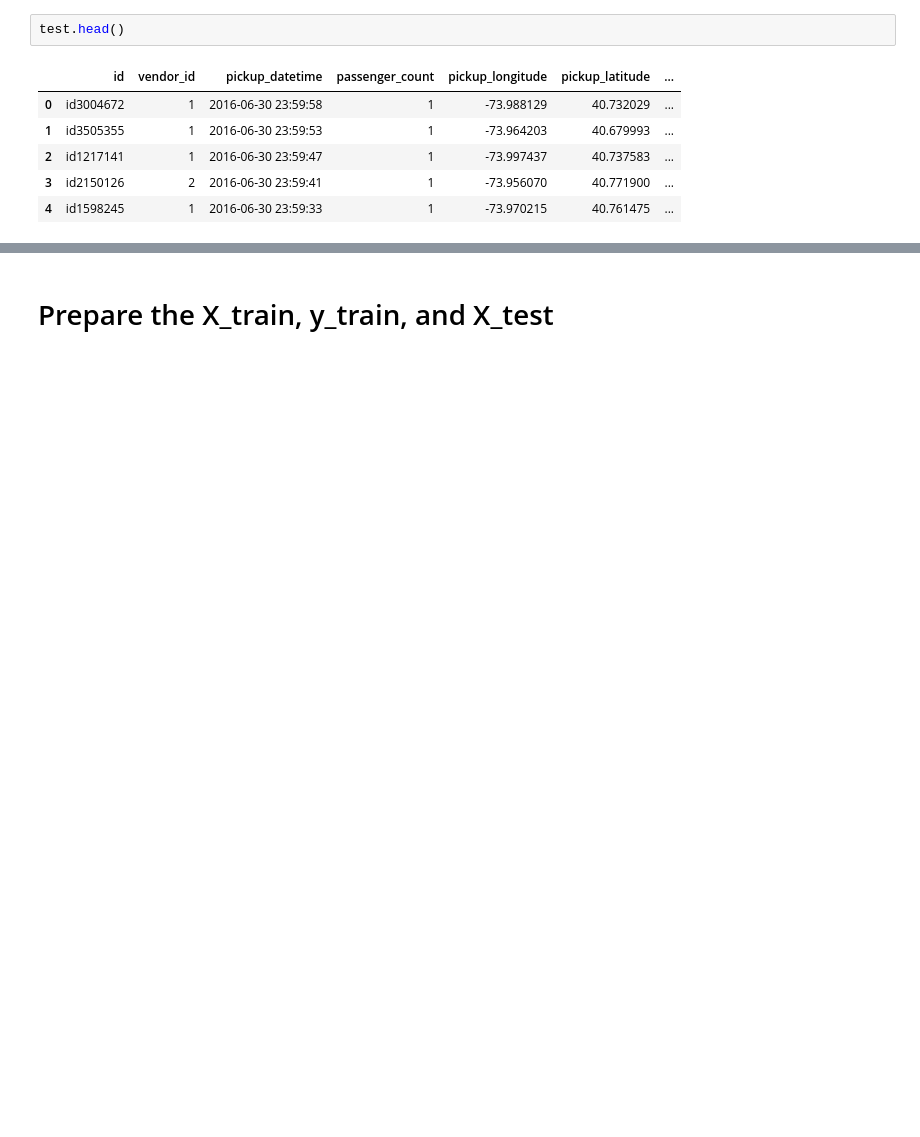
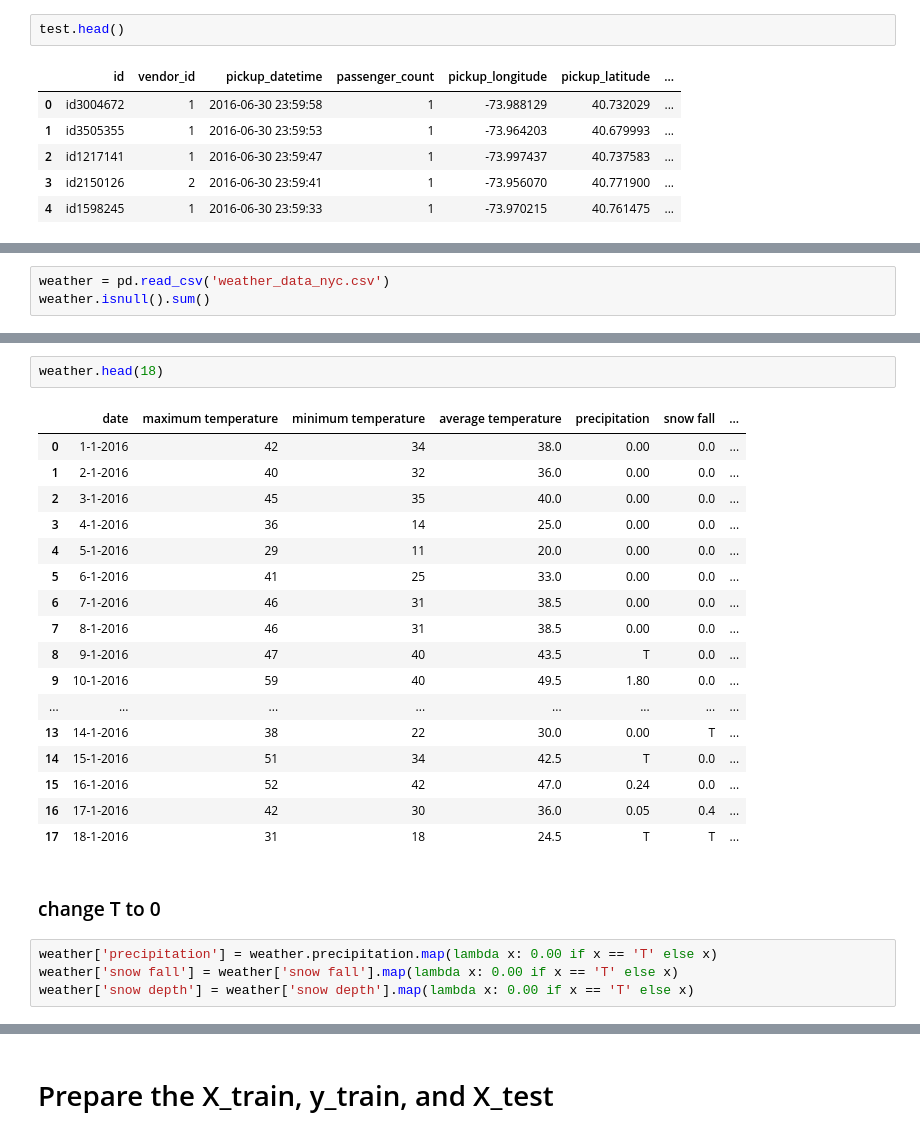
Before and after one commit to zhang1995/datascience, a Jupyter notebook: testing purposes.ipynb, the cells around one changed output, grey strips where cells are left out. Cells and saved outputs as stored; diff of their text form; blank space fills up the shorter version.

```diff
--- a/testing purposes.ipynb
+++ b/testing purposes.ipynb
@@ -275,0 +296,3 @@ test.head(1)
+# %%
+weather = pd.read_csv('weather_data_nyc.csv')
+weather.isnull().sum()
@@ -275,0 +308,26 @@ test.head(1)
+# %%
+weather.head(18)
+# %% [output]
+|  | date | maximum temperature | minimum temperature | average temperature | precipitation | snow fall | ... |
+| 0 | 1-1-2016 | 42 | 34 | 38.0 | 0.00 | 0.0 | ... |
+| 1 | 2-1-2016 | 40 | 32 | 36.0 | 0.00 | 0.0 | ... |
+| 2 | 3-1-2016 | 45 | 35 | 40.0 | 0.00 | 0.0 | ... |
+| 3 | 4-1-2016 | 36 | 14 | 25.0 | 0.00 | 0.0 | ... |
+| 4 | 5-1-2016 | 29 | 11 | 20.0 | 0.00 | 0.0 | ... |
+| 5 | 6-1-2016 | 41 | 25 | 33.0 | 0.00 | 0.0 | ... |
+| 6 | 7-1-2016 | 46 | 31 | 38.5 | 0.00 | 0.0 | ... |
+| 7 | 8-1-2016 | 46 | 31 | 38.5 | 0.00 | 0.0 | ... |
+| 8 | 9-1-2016 | 47 | 40 | 43.5 | T | 0.0 | ... |
+| 9 | 10-1-2016 | 59 | 40 | 49.5 | 1.80 | 0.0 | ... |
+| ... | ... | ... | ... | ... | ... | ... | ... |
+| 13 | 14-1-2016 | 38 | 22 | 30.0 | 0.00 | T | ... |
+| 14 | 15-1-2016 | 51 | 34 | 42.5 | T | 0.0 | ... |
+| 15 | 16-1-2016 | 52 | 42 | 47.0 | 0.24 | 0.0 | ... |
+| 16 | 17-1-2016 | 42 | 30 | 36.0 | 0.05 | 0.4 | ... |
+| 17 | 18-1-2016 | 31 | 18 | 24.5 | T | T | ... |
+# %% [markdown]
+### change T to 0
+# %%
+weather['precipitation'] = weather.precipitation.map(lambda x: 0.00 if x == 'T' else x)
+weather['snow fall'] = weather['snow fall'].map(lambda x: 0.00 if x == 'T' else x)
+weather['snow depth'] = weather['snow depth'].map(lambda x: 0.00 if x == 'T' else x)
```
Also changed, not shown: parts of 83 cells of this notebook, 1 other file.
